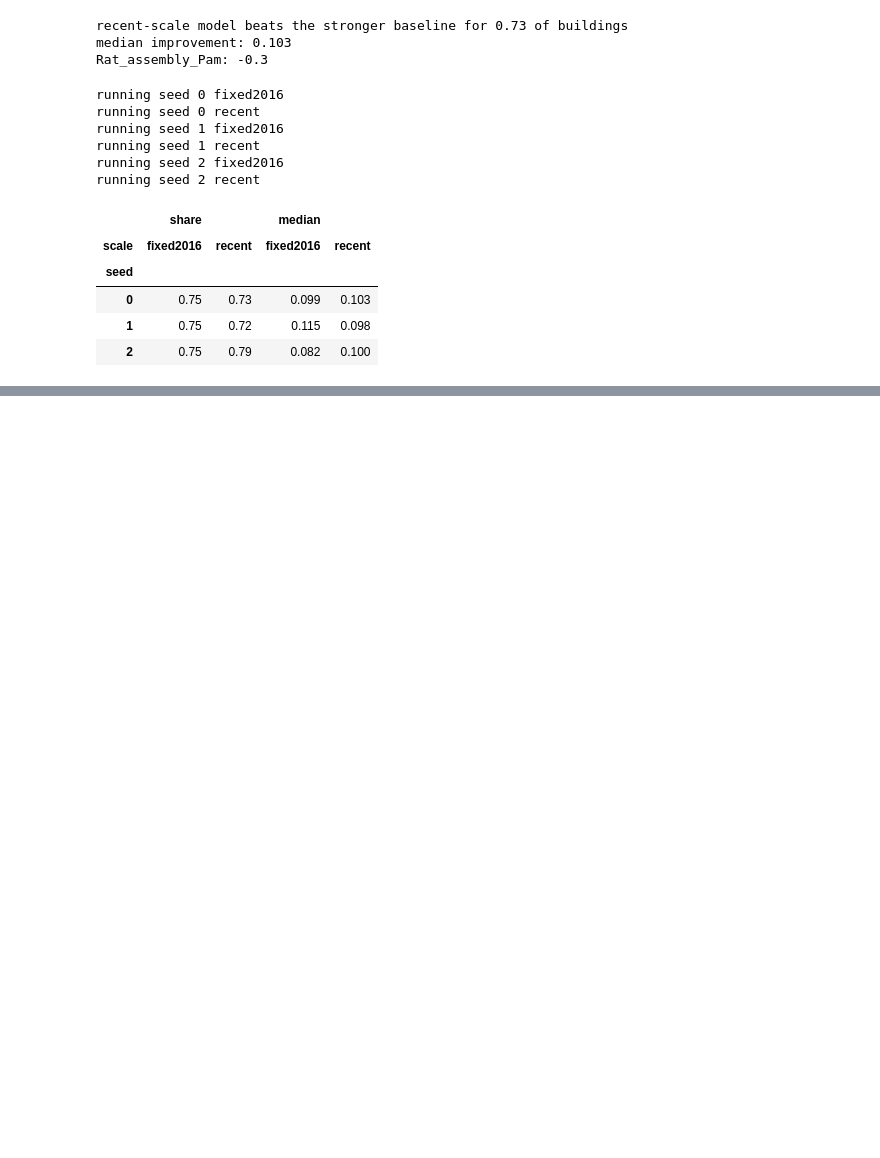
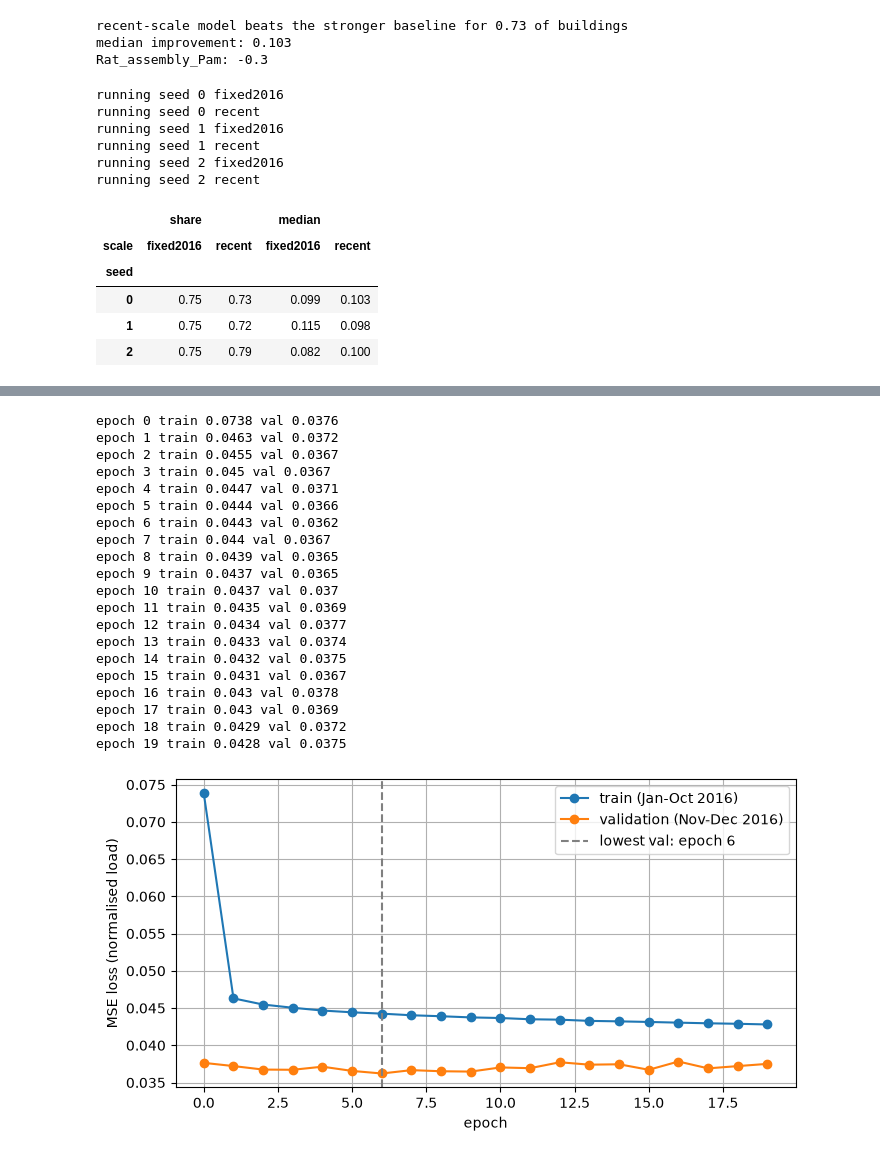
Before and after one commit to sevilkhojasteh/building-energy-trust, a Jupyter notebook: notebooks/02_first_model.ipynb, the cells around one changed output, grey strips where cells are left out. Cells and saved outputs as stored; diff of their text form; code cells hidden in the pictures; blank space fills up the shorter version.

Commit message:
training the model

```diff
--- a/notebooks/02_first_model.ipynb
+++ b/notebooks/02_first_model.ipynb
@@ -344,0 +437,56 @@ print(src.__file__)
+# %%
+import matplotlib.pyplot as plt
+
+torch.manual_seed(0)
+model = nn.Sequential(nn.Linear(7, 64), nn.ReLU(), nn.Linear(64, 64), nn.ReLU(), nn.Linear(64, 1))
+opt = torch.optim.Adam(model.parameters(), lr=1e-3)
+
+train_losses, val_losses = [], []
+for epoch in range(20):
+    model.train()
+    perm = torch.randperm(len(Xf))
+    total = 0.0
+    for i in range(0, len(Xf), 1024):
+        idx = perm[i:i + 1024]
+        loss = loss_fn(model(Xf[idx]), yf[idx])
+        opt.zero_grad(); loss.backward(); opt.step()
+        total += loss.item() * len(idx)
+    train_losses.append(total / len(Xf))
+
+    model.eval()
+    with torch.no_grad():
+        val_losses.append(loss_fn(model(Xv), yv).item())
+    print("epoch", epoch, "train", round(train_losses[-1], 4), "val", round(val_losses[-1], 4))
+
+best_epoch = int(np.argmin(val_losses))
+plt.figure(figsize=(8, 4))
+plt.plot(train_losses, marker="o", label="train (Jan-Oct 2016)")
+plt.plot(val_losses, marker="o", label="validation (Nov-Dec 2016)")
+plt.axvline(best_epoch, color="gray", linestyle="--", label=f"lowest val: epoch {best_epoch}")
+plt.xlabel("epoch")
+plt.ylabel("MSE loss (normalised load)")
+plt.legend()
+plt.grid(True)
+plt.show()
+# %% [output]
+epoch 0 train 0.0738 val 0.0376
+epoch 1 train 0.0463 val 0.0372
+epoch 2 train 0.0455 val 0.0367
+epoch 3 train 0.045 val 0.0367
+epoch 4 train 0.0447 val 0.0371
+epoch 5 train 0.0444 val 0.0366
+epoch 6 train 0.0443 val 0.0362
+epoch 7 train 0.044 val 0.0367
+epoch 8 train 0.0439 val 0.0365
+epoch 9 train 0.0437 val 0.0365
+epoch 10 train 0.0437 val 0.037
+epoch 11 train 0.0435 val 0.0369
+epoch 12 train 0.0434 val 0.0377
+epoch 13 train 0.0433 val 0.0374
+epoch 14 train 0.0432 val 0.0375
+epoch 15 train 0.0431 val 0.0367
+epoch 16 train 0.043 val 0.0378
+epoch 17 train 0.043 val 0.0369
+epoch 18 train 0.0429 val 0.0372
+epoch 19 train 0.0428 val 0.0375
+[figure, added]
```
Also changed, not shown: parts of 7 cells of this notebook, 2 other files.
